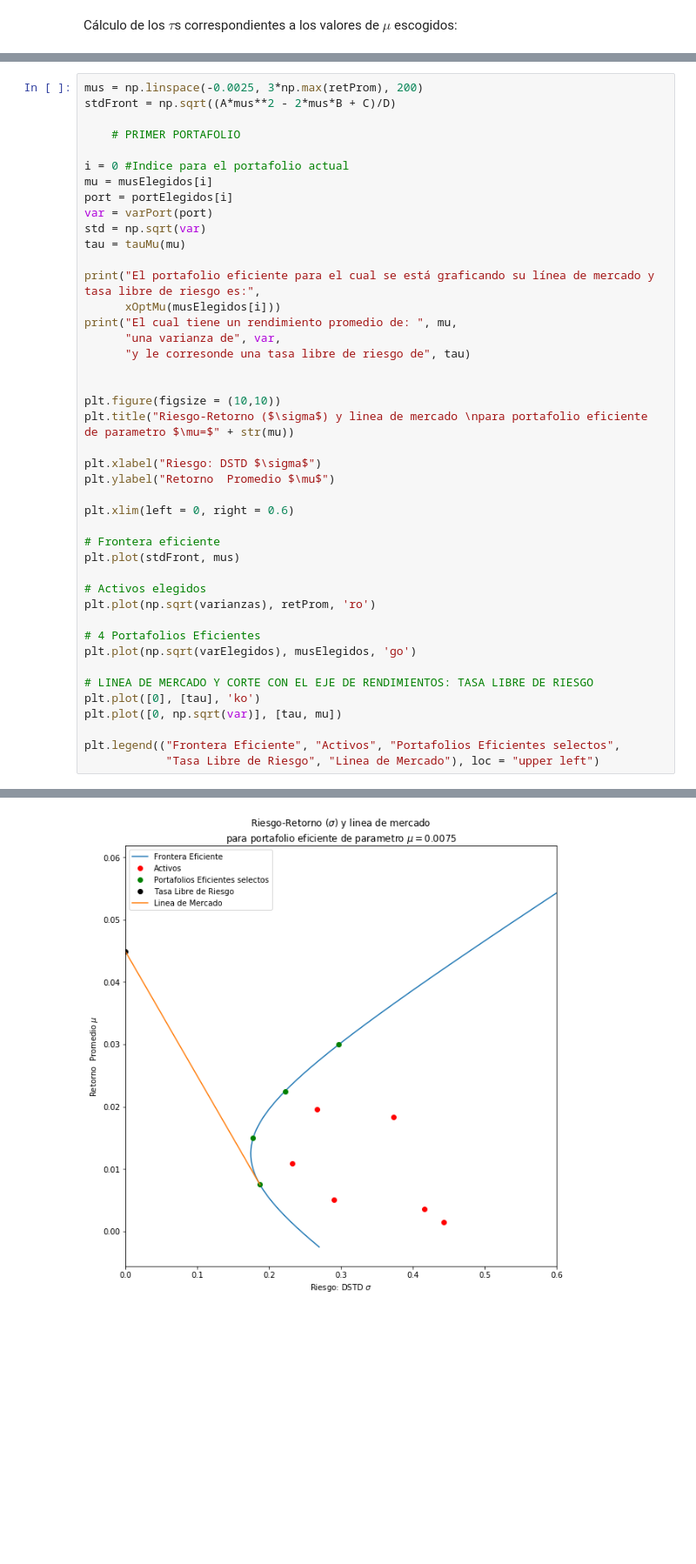
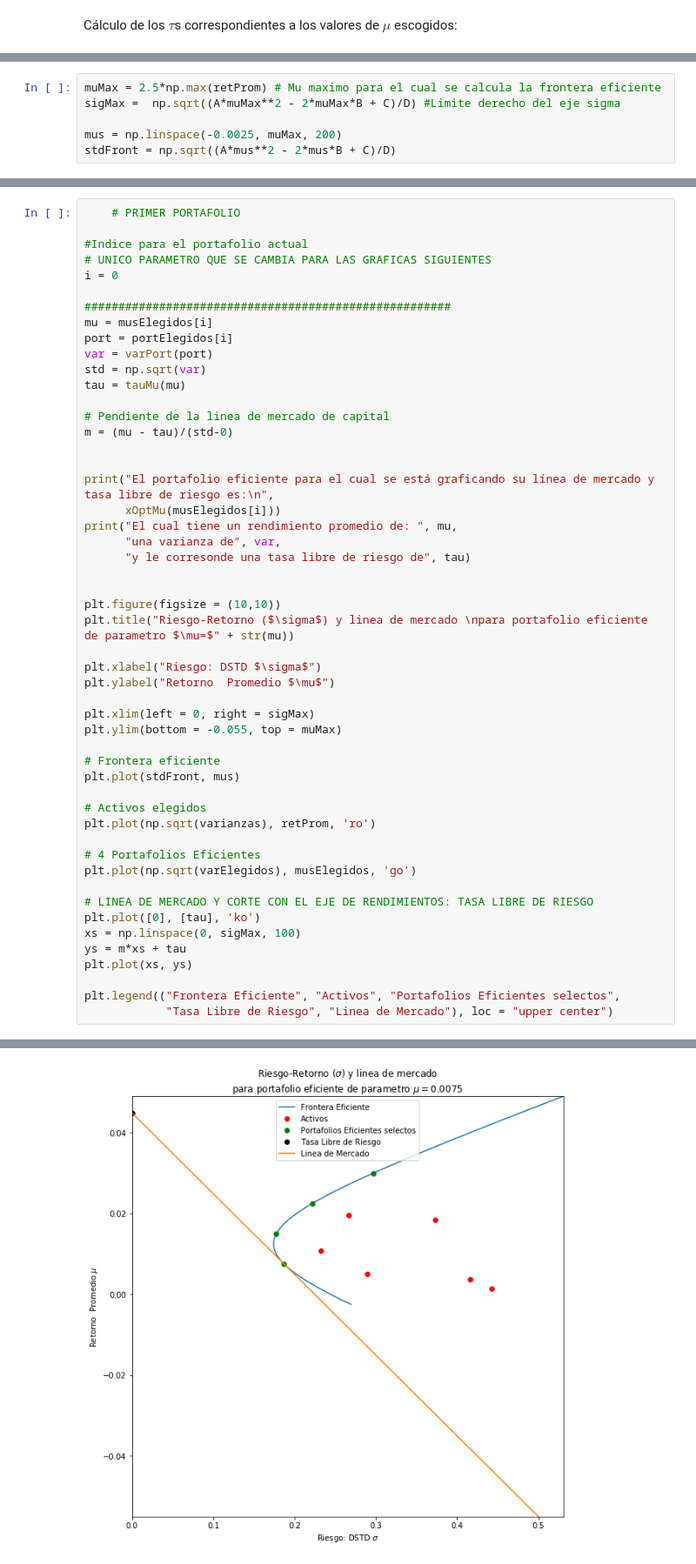
Before and after one commit to Cohnan/FinancialAdministrationModels, a Jupyter notebook: Proyecto 1 - Sebastian Puerto.ipynb, the cells around one changed output, grey strips where cells are left out. Shown: that part at 87% size. Cells and saved outputs as stored; diff of their text form; blank space fills up the shorter version.

Commit message:
Lineas de mercado terminadas

```diff
--- a/Proyecto 1 - Sebastian Puerto.ipynb
+++ b/Proyecto 1 - Sebastian Puerto.ipynb
@@ -285,0 +293,6 @@ tausCalculados = [tauMu(mu) for mu in musElegidos]
+# %%
+muMax = 2.5*np.max(retProm) # Mu maximo para el cual se calcula la frontera eficiente
+sigMax =  np.sqrt((A*muMax**2 - 2*muMax*B + C)/D) #Limite derecho del eje sigma
+
+mus = np.linspace(-0.0025, muMax, 200)
+stdFront = np.sqrt((A*mus**2 - 2*mus*B + C)/D)
@@ -286,17 +301,22 @@ tausCalculados = [tauMu(mu) for mu in musElegidos]
 # %%
-mus = np.linspace(-0.0025, 3*np.max(retProm), 200)
-stdFront = np.sqrt((A*mus**2 - 2*mus*B + C)/D)
-
     # PRIMER PORTAFOLIO
 
-i = 0 #Indice para el portafolio actual
+#Indice para el portafolio actual
+# UNICO PARAMETRO QUE SE CAMBIA PARA LAS GRAFICAS SIGUIENTES
+i = 0
+
+######################################################
 mu = musElegidos[i]
 port = portElegidos[i]
 var = varPort(port)
 std = np.sqrt(var)
 tau = tauMu(mu)
 
-print("El portafolio eficiente para el cual se está graficando su línea de mercado y tasa libre de riesgo es:",
+# Pendiente de la linea de mercado de capital
+m = (mu - tau)/(std-0)
+
+
+print("El portafolio eficiente para el cual se está graficando su línea de mercado y tasa libre de riesgo es:\n",
       xOptMu(musElegidos[i]))
 print("El cual tiene un rendimiento promedio de: ", mu,
       "una varianza de", var,
@@ -309,7 +329,8 @@ plt.title("Riesgo-Retorno ($\sigma$) y linea de mercado \npara portafolio eficie
 plt.xlabel("Riesgo: DSTD $\sigma$")
 plt.ylabel("Retorno  Promedio $\mu$")
 
-plt.xlim(left = 0, right = 0.6)
+plt.xlim(left = 0, right = sigMax)
+plt.ylim(bottom = -0.055, top = muMax)
 
 # Frontera eficiente
 plt.plot(stdFront, mus)
@@ -322,8 +343,10 @@ plt.plot(np.sqrt(varElegidos), musElegidos, 'go')
 
 # LINEA DE MERCADO Y CORTE CON EL EJE DE RENDIMIENTOS: TASA LIBRE DE RIESGO
 plt.plot([0], [tau], 'ko')
-plt.plot([0, np.sqrt(var)], [tau, mu])
+xs = np.linspace(0, sigMax, 100)
+ys = m*xs + tau
+plt.plot(xs, ys)
 
 plt.legend(("Frontera Eficiente", "Activos", "Portafolios Eficientes selectos",
-            "Tasa Libre de Riesgo", "Linea de Mercado"), loc = "upper left")
+            "Tasa Libre de Riesgo", "Linea de Mercado"), loc = "upper center")
 # %% [output]
@@ -331,9 +355,9 @@ El portafolio eficiente para el cual se está graficando su línea de mercado y
  [ 0.457911]
  [ 0.219239]
  [-0.088331]
  [ 0.118258]
  [ 0.257863]]
 El cual tiene un rendimiento promedio de:  0.0075 una varianza de 0.03500027072614352 y le corresonde una tasa libre de riesgo de 0.04486721780257211
 <matplotlib.legend.Legend at 0x...>
-[figure, old version]
+[figure, new version]
 # %%
```
Also changed, not shown: parts of 6 cells of this notebook.
